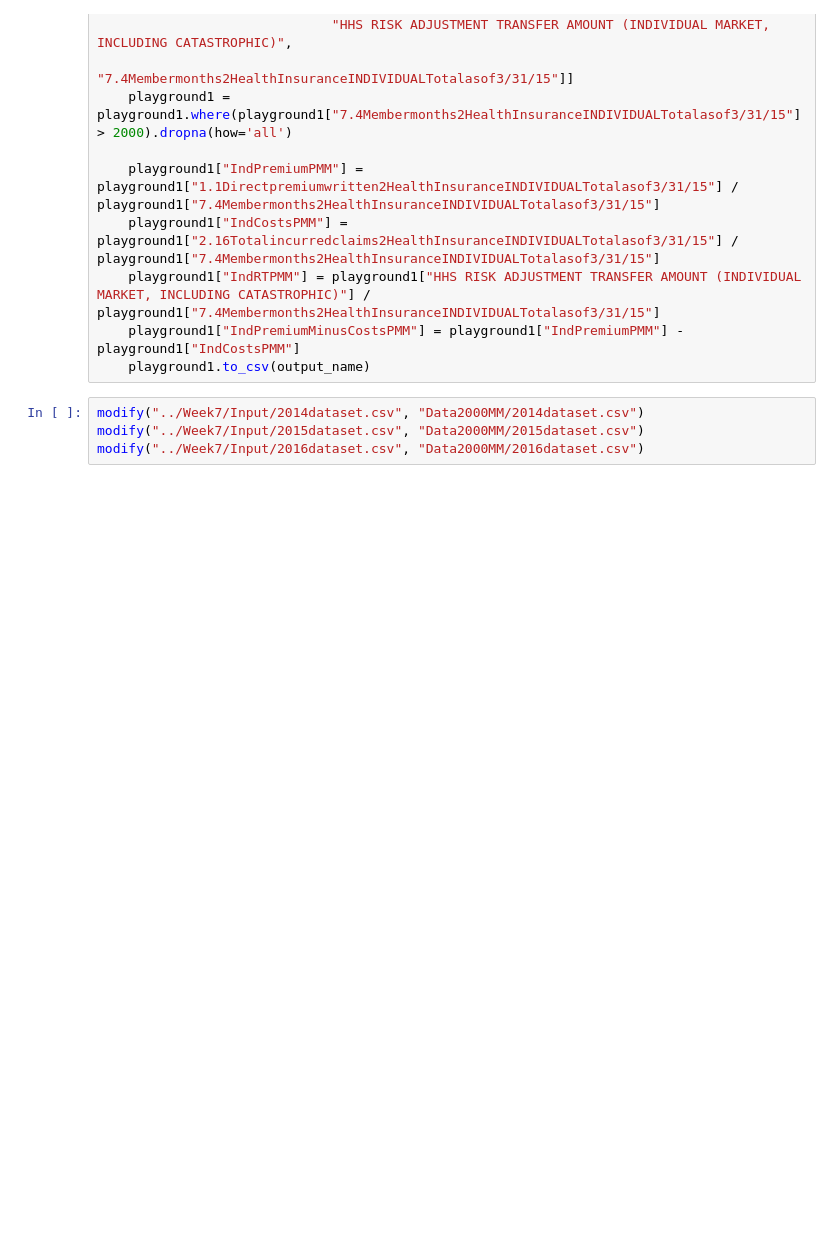
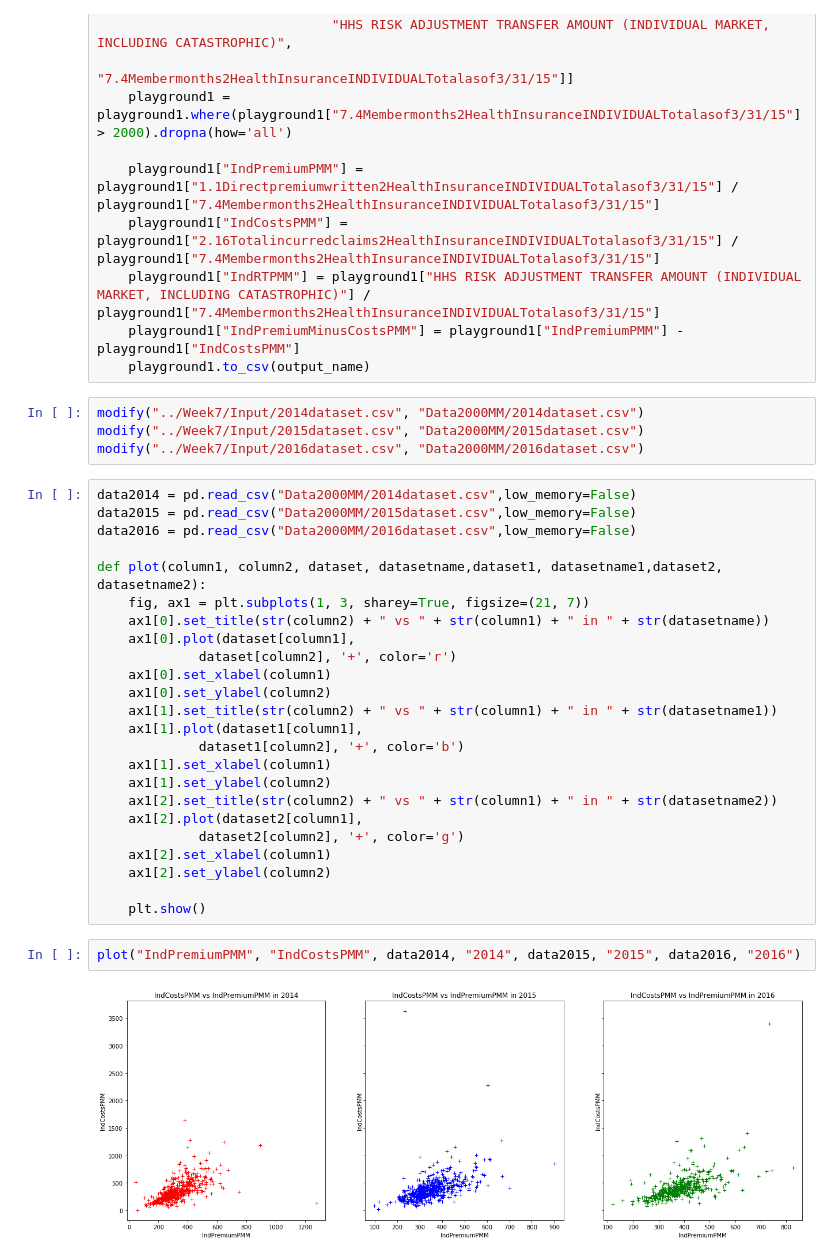
Before and after one commit to Aquaroyal72/risk-adjustment-model-2, a Jupyter notebook: Week8/RigorousStatsCalculator-Normal.ipynb, the cells around one changed output. Cells and saved outputs as stored; diff of their text form; blank space fills up the shorter version.

```diff
--- a/Week8/RigorousStatsCalculator-Normal.ipynb
+++ b/Week8/RigorousStatsCalculator-Normal.ipynb
@@ -22,3 +23,31 @@ def modify(input_name, output_name):
 modify("../Week7/Input/2014dataset.csv", "Data2000MM/2014dataset.csv")
 modify("../Week7/Input/2015dataset.csv", "Data2000MM/2015dataset.csv")
 modify("../Week7/Input/2016dataset.csv", "Data2000MM/2016dataset.csv")
+# %%
+data2014 = pd.read_csv("Data2000MM/2014dataset.csv",low_memory=False)
+data2015 = pd.read_csv("Data2000MM/2015dataset.csv",low_memory=False)
+data2016 = pd.read_csv("Data2000MM/2016dataset.csv",low_memory=False)
+
+def plot(column1, column2, dataset, datasetname,dataset1, datasetname1,dataset2, datasetname2):
+    fig, ax1 = plt.subplots(1, 3, sharey=True, figsize=(21, 7))
+    ax1[0].set_title(str(column2) + " vs " + str(column1) + " in " + str(datasetname))
+    ax1[0].plot(dataset[column1],
+             dataset[column2], '+', color='r')
+    ax1[0].set_xlabel(column1)
+    ax1[0].set_ylabel(column2)
+    ax1[1].set_title(str(column2) + " vs " + str(column1) + " in " + str(datasetname1))
+    ax1[1].plot(dataset1[column1],
+             dataset1[column2], '+', color='b')
+    ax1[1].set_xlabel(column1)
+    ax1[1].set_ylabel(column2)
+    ax1[2].set_title(str(column2) + " vs " + str(column1) + " in " + str(datasetname2))
+    ax1[2].plot(dataset2[column1],
+             dataset2[column2], '+', color='g')
+    ax1[2].set_xlabel(column1)
+    ax1[2].set_ylabel(column2)
+
+    plt.show()
+# %%
+plot("IndPremiumPMM", "IndCostsPMM", data2014, "2014", data2015, "2015", data2016, "2016")
+# %% [output]
+[figure, added]
```
Also changed, not shown: parts of 4 cells of this notebook, 7 other files.
